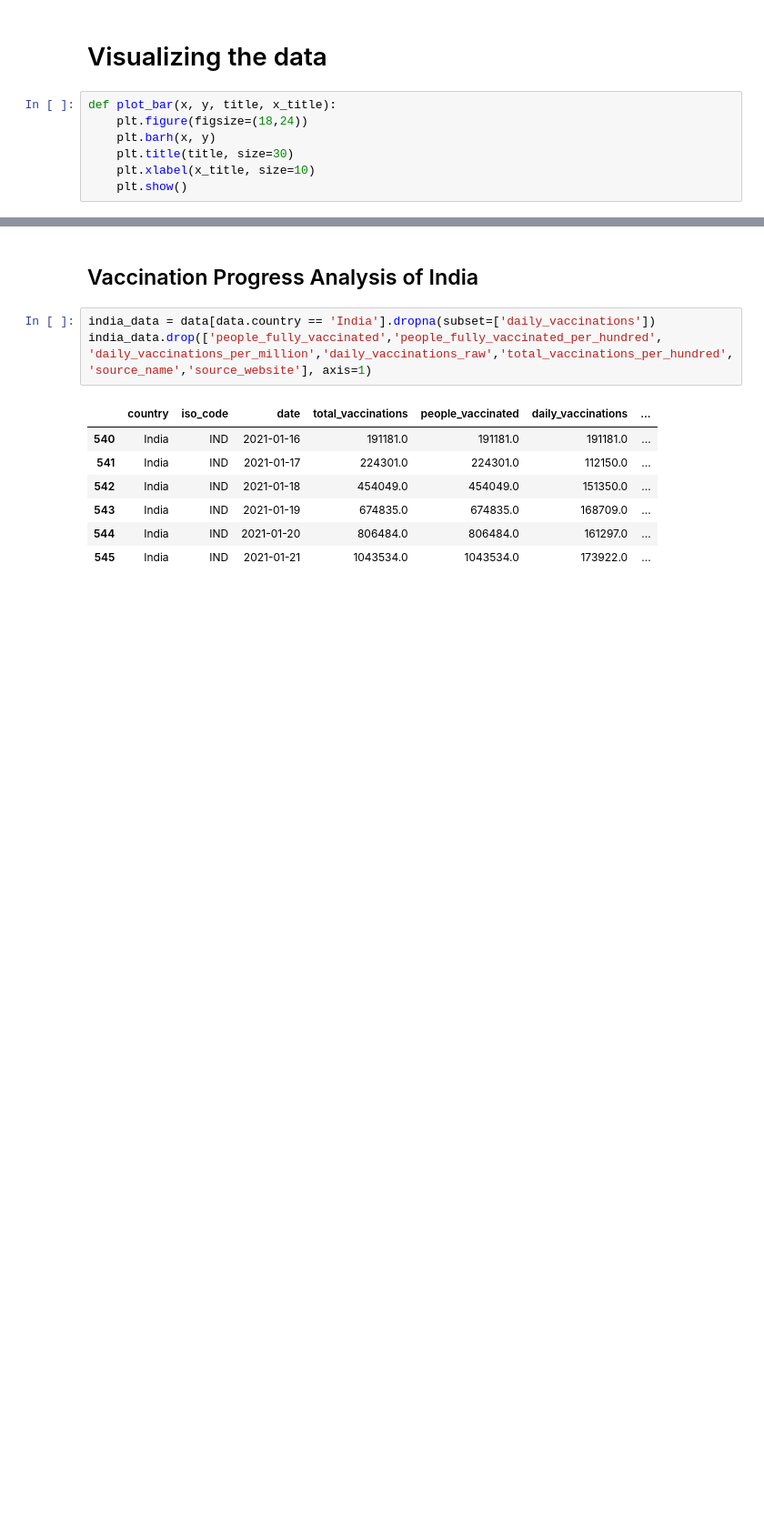
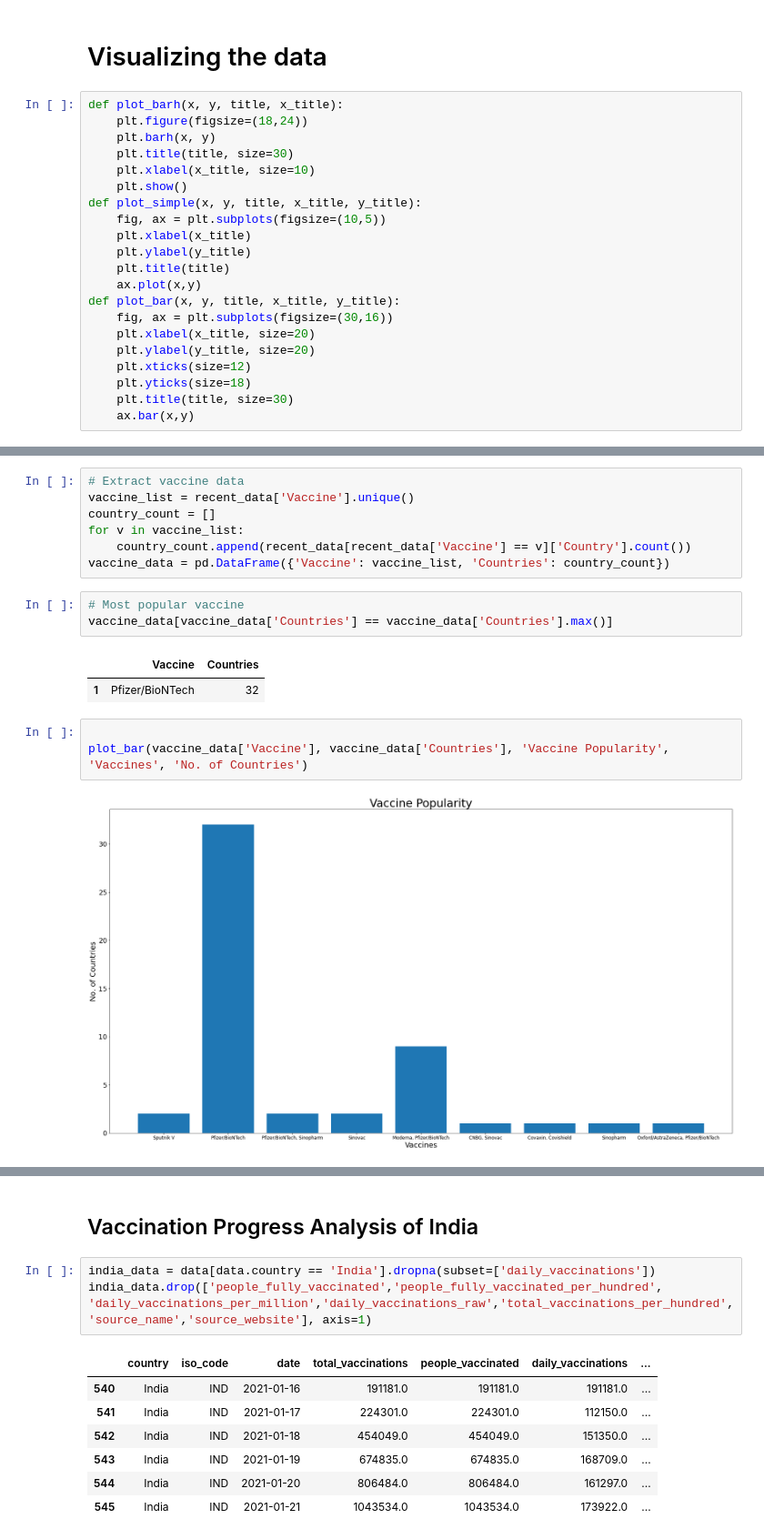
Before and after one commit to nvkex/covid-19-vaccination-progress, a Jupyter notebook: COVID-19_World_Vaccination_Progress.ipynb, the cells around one changed output, grey strips where cells are left out. Shown: that part at 91% size. Cells and saved outputs as stored; diff of their text form; blank space fills up the shorter version.

Commit message:
Vaccine Popularity Analysis

```diff
--- a/COVID-19_World_Vaccination_Progress.ipynb
+++ b/COVID-19_World_Vaccination_Progress.ipynb
@@ -150,11 +152,25 @@ recent_data.style.background_gradient(cmap='Greens', subset=['Percentage of Popu
 | 50 | United States | 17546374.000000 | 913912.000000 | Moderna, Pfizer/BioNTech | 4.550000 | 2021-01-21 |
 # %% [markdown]
 # Visualizing the data
-# %%
-def plot_bar(x, y, title, x_title):
-    plt.figure(figsize=(18,24))
-    plt.barh(x, y)
-    plt.title(title, size=30)
-    plt.xlabel(x_title, size=10)
-    plt.show()
+# %%
+def plot_barh(x, y, title, x_title):
+    plt.figure(figsize=(18,24))
+    plt.barh(x, y)
+    plt.title(title, size=30)
+    plt.xlabel(x_title, size=10)
+    plt.show()
+def plot_simple(x, y, title, x_title, y_title):
+    fig, ax = plt.subplots(figsize=(10,5))
+    plt.xlabel(x_title)
+    plt.ylabel(y_title)
+    plt.title(title)
+    ax.plot(x,y)
+def plot_bar(x, y, title, x_title, y_title):
+    fig, ax = plt.subplots(figsize=(30,16))
+    plt.xlabel(x_title, size=20)
+    plt.ylabel(y_title, size=20)
+    plt.xticks(size=12)
+    plt.yticks(size=18)
+    plt.title(title, size=30)
+    ax.bar(x,y)
 # %%
@@ -165,3 +181,21 @@ plot_bar(vaccine_countries, people_vaccinated_per_hundred, 'Percentage of Popula
 [figure]
 [figure]
 [figure]
+# %%
+# Extract vaccine data
+vaccine_list = recent_data['Vaccine'].unique()
+country_count = []
+for v in vaccine_list:
+    country_count.append(recent_data[recent_data['Vaccine'] == v]['Country'].count())
+vaccine_data = pd.DataFrame({'Vaccine': vaccine_list, 'Countries': country_count})
+# %%
+# Most popular vaccine
+vaccine_data[vaccine_data['Countries'] == vaccine_data['Countries'].max()]
+# %% [output]
+|  | Vaccine | Countries |
+| 1 | Pfizer/BioNTech | 32 |
+# %%
+
+plot_bar(vaccine_data['Vaccine'], vaccine_data['Countries'], 'Vaccine Popularity', 'Vaccines', 'No. of Countries')
+# %% [output]
+[figure, added]
```
Also changed, not shown: parts of 7 cells of this notebook.
